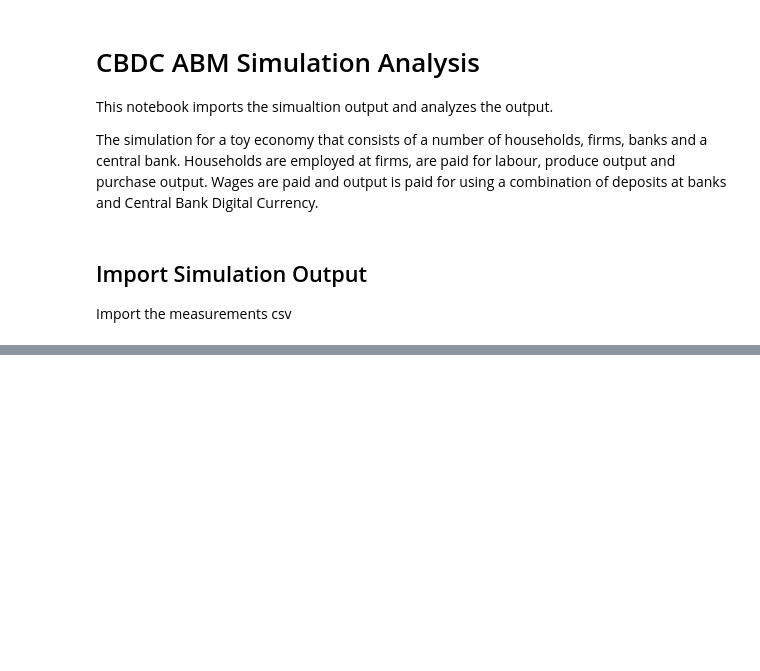
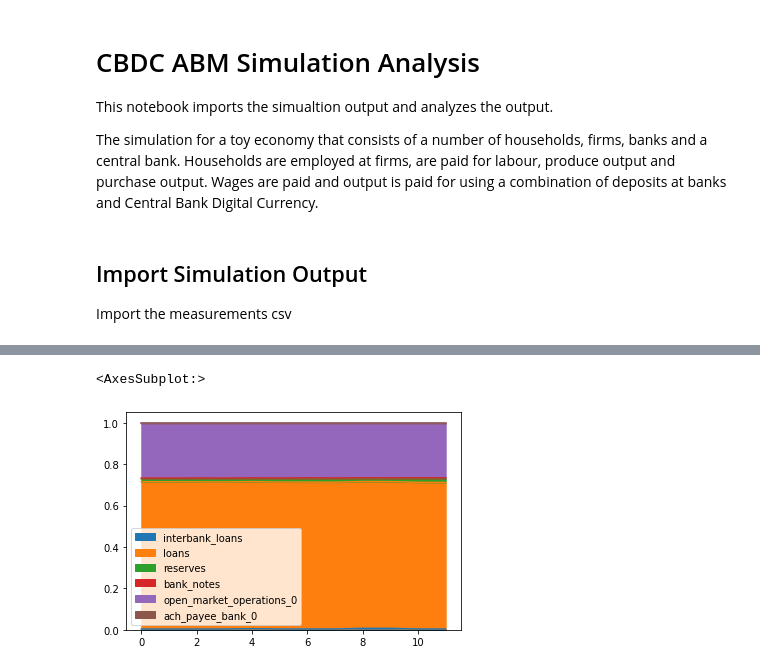
Before and after one commit to JonathanRossouw/Thesis, a Jupyter notebook: thesis/CBDC_analyze.ipynb, the cells around one changed output, grey strips where cells are left out. Cells and saved outputs as stored; diff of their text form; code cells hidden in the pictures; blank space fills up the shorter version.

```diff
--- a/thesis/CBDC_analyze.ipynb
+++ b/thesis/CBDC_analyze.ipynb
@@ -56,0 +89,6 @@ fig.savefig('Deposits_CBDC_Payments.png')
+# %%
+thesis_data_plot= thesis_data[["interbank_loans", "loans", "reserves", "bank_notes", "open_market_operations_0","ach_payee_bank_0"]]+100
+thesis_data_plot.divide(thesis_data_plot.sum(1), 0).plot.area()
+# %% [output]
+<AxesSubplot:>
+[figure, added]
```
Also changed, not shown: parts of 14 cells of this notebook, 55 other files.
